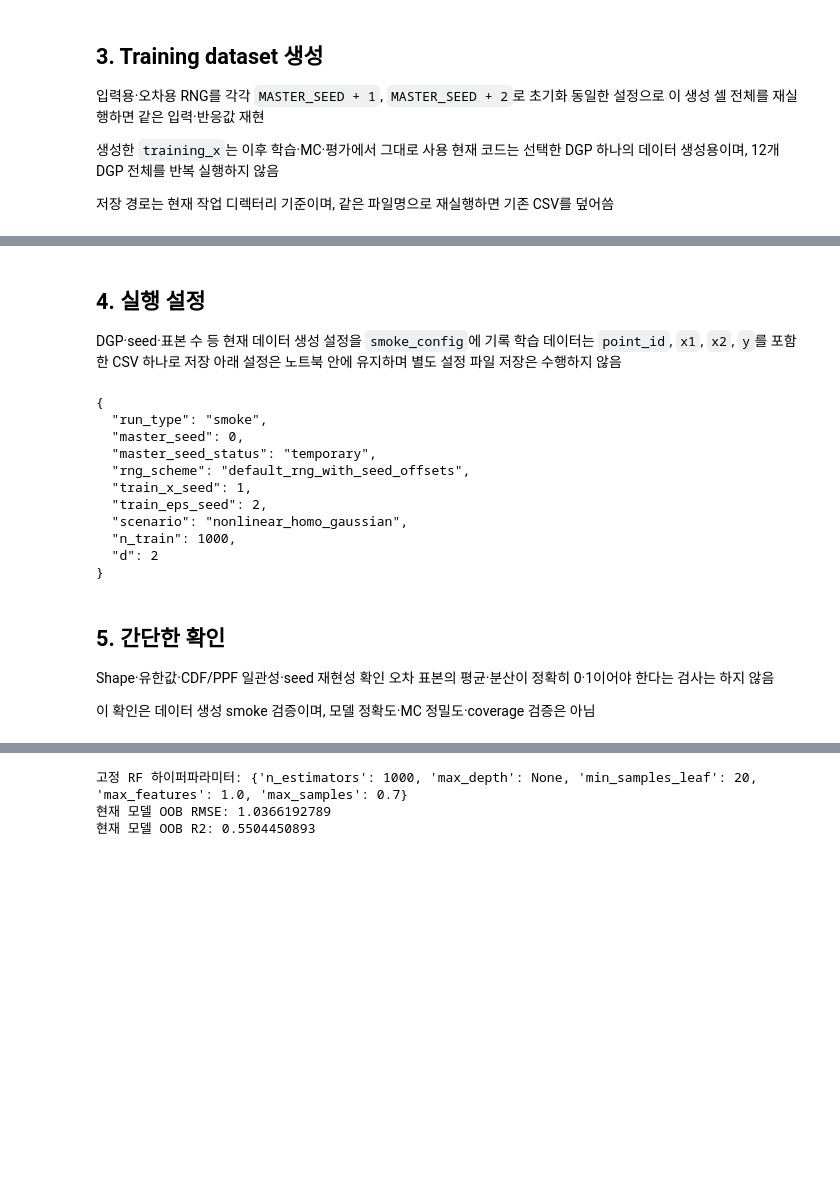
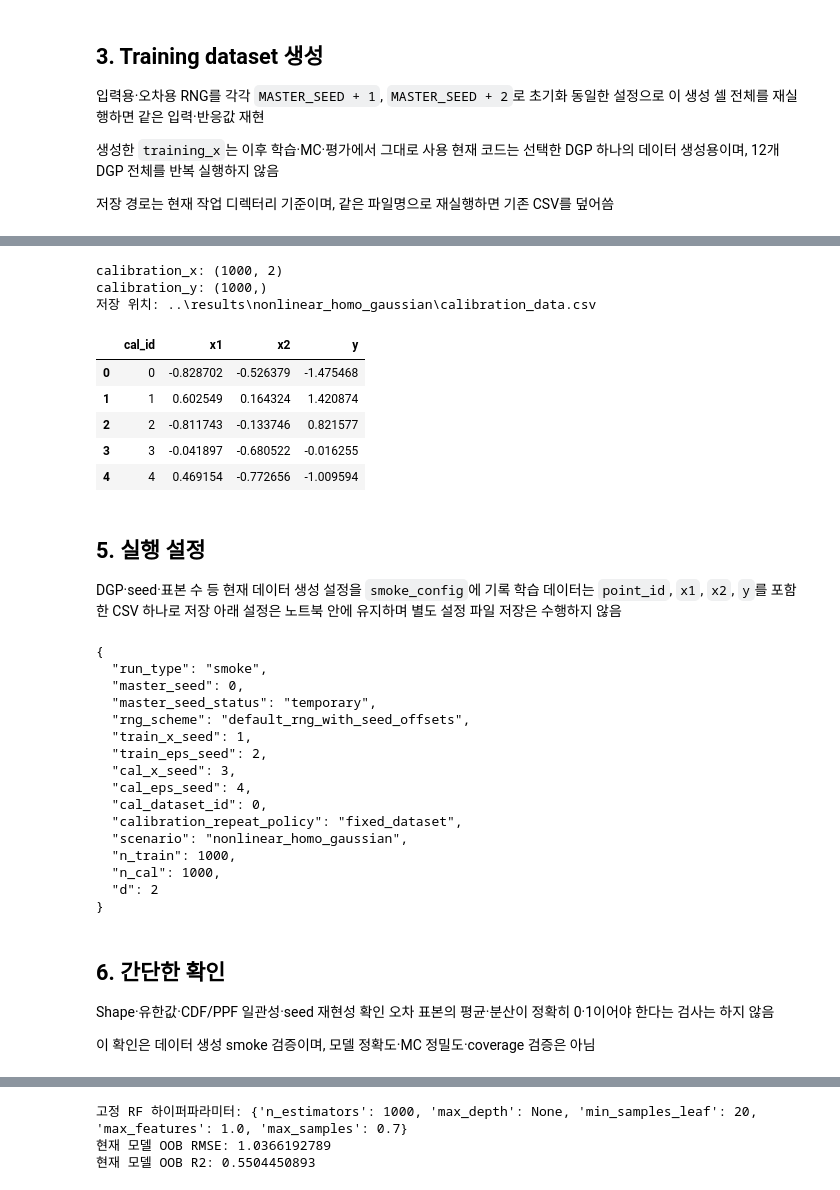
Before and after one commit to cms6090/simulation, a Jupyter notebook: notebooks/simulation.ipynb, the cells around one changed output, grey strips where cells are left out. Saved outputs shown, nothing was run; the diff lists cells and outputs as text; code cells hidden in the pictures; blank space fills up the shorter version.

```diff
--- a/notebooks/simulation.ipynb
+++ b/notebooks/simulation.ipynb
@@ -215,6 +216,27 @@ class DGP:
         return X, Y
 
 
+def generate_fixed_dataset(n, dgp, x_seed, eps_seed, id_col):
+    """고정 입력·반응값 데이터셋 하나를 생성 — training·calibration이 공유하는 생성 로직.
+
+    입력용·오차용 RNG를 서로 다른 seed로 초기화해 두 stream을 독립적으로 유지.
+    Training·calibration 모두 이 함수 하나로 생성하되, seed와 id_col만 서로 다르게 사용.
+    """
+    rng_x = np.random.default_rng(x_seed)
+    rng_eps = np.random.default_rng(eps_seed)
+
+    X = draw_X(n, rng_x)
+    y = dgp.sample_y(X, rng_eps)
+
+    dataset = pd.DataFrame({
+        id_col: np.arange(n),
+        "x1": X[:, 0],
+        "x2": X[:, 1],
+        "y": y,
+    })
+    return X, y, dataset
+
+
 DGPS = {}
 for mean_name, mean_fn in MEAN_FUNCTIONS.items():
     for scale_name, scale_fn in SCALE_FUNCTIONS.items():
@@ -302,5 +327,34 @@ training_y: (1000,)
+# %%
+N_CAL = 1000
+CAL_X_SEED = MASTER_SEED + 3
+CAL_EPS_SEED = MASTER_SEED + 4
+CAL_DATASET_ID = 0  # calibration_repeat_policy=fixed_dataset — 실험 전체에서 단일 값으로 고정
+
+# Calibration은 training과 같은 DGP를 사용하되, 입력·오차 모두 독립적으로 새로 생성
+calibration_x, calibration_y, calibration_set = generate_fixed_dataset(
+    N_CAL, training_dgp, x_seed=CAL_X_SEED, eps_seed=CAL_EPS_SEED, id_col="cal_id"
+)
+
+print("calibration_x:", calibration_x.shape)
+print("calibration_y:", calibration_y.shape)
+
+cal_save_path = result_dir / "calibration_data.csv"
+cal_save_path.parent.mkdir(parents=True, exist_ok=True)
+calibration_set.to_csv(cal_save_path, index=False)
+print(f"저장 위치: {cal_save_path}")
+calibration_set.head()
+# %% [output]
+calibration_x: (1000, 2)
+calibration_y: (1000,)
+저장 위치: ..\results\nonlinear_homo_gaussian\calibration_data.csv
+|  | cal_id | x1 | x2 | y |
+| 0 | 0 | -0.828702 | -0.526379 | -1.475468 |
+| 1 | 1 | 0.602549 | 0.164324 | 1.420874 |
+| 2 | 2 | -0.811743 | -0.133746 | 0.821577 |
+| 3 | 3 | -0.041897 | -0.680522 | -0.016255 |
+| 4 | 4 | 0.469154 | -0.772656 | -1.009594 |
 # %% [markdown]
-## 4. 실행 설정
+## 5. 실행 설정
 
 DGP·seed·표본 수 등 현재 데이터 생성 설정을 `smoke_config`에 기록
 학습 데이터는 `point_id`, `x1`, `x2`, `y`를 포함한 CSV 하나로 저장
@@ -313,8 +367,13 @@ smoke_config = {
     "rng_scheme": "default_rng_with_seed_offsets",
     "train_x_seed": MASTER_SEED + 1,
     "train_eps_seed": MASTER_SEED + 2,
+    "cal_x_seed": CAL_X_SEED,
+    "cal_eps_seed": CAL_EPS_SEED,
+    "cal_dataset_id": CAL_DATASET_ID,
+    "calibration_repeat_policy": "fixed_dataset",
     "scenario": training_dgp.name,
     "n_train": N_TRAIN,
+    "n_cal": N_CAL,
     "d": 2,
 }
 
@@ -327,12 +386,17 @@ print(json.dumps(smoke_config, ensure_ascii=False, indent=2))
   "rng_scheme": "default_rng_with_seed_offsets",
   "train_x_seed": 1,
   "train_eps_seed": 2,
+  "cal_x_seed": 3,
+  "cal_eps_seed": 4,
+  "cal_dataset_id": 0,
+  "calibration_repeat_policy": "fixed_dataset",
   "scenario": "nonlinear_homo_gaussian",
   "n_train": 1000,
+  "n_cal": 1000,
   "d": 2
 }
 # %% [markdown]
-## 5. 간단한 확인
+## 6. 간단한 확인
 
 Shape·유한값·CDF/PPF 일관성·seed 재현성 확인
 오차 표본의 평균·분산이 정확히 0·1이어야 한다는 검사는 하지 않음
```
Also changed, not shown: parts of 25 cells of this notebook, 2 other files.
